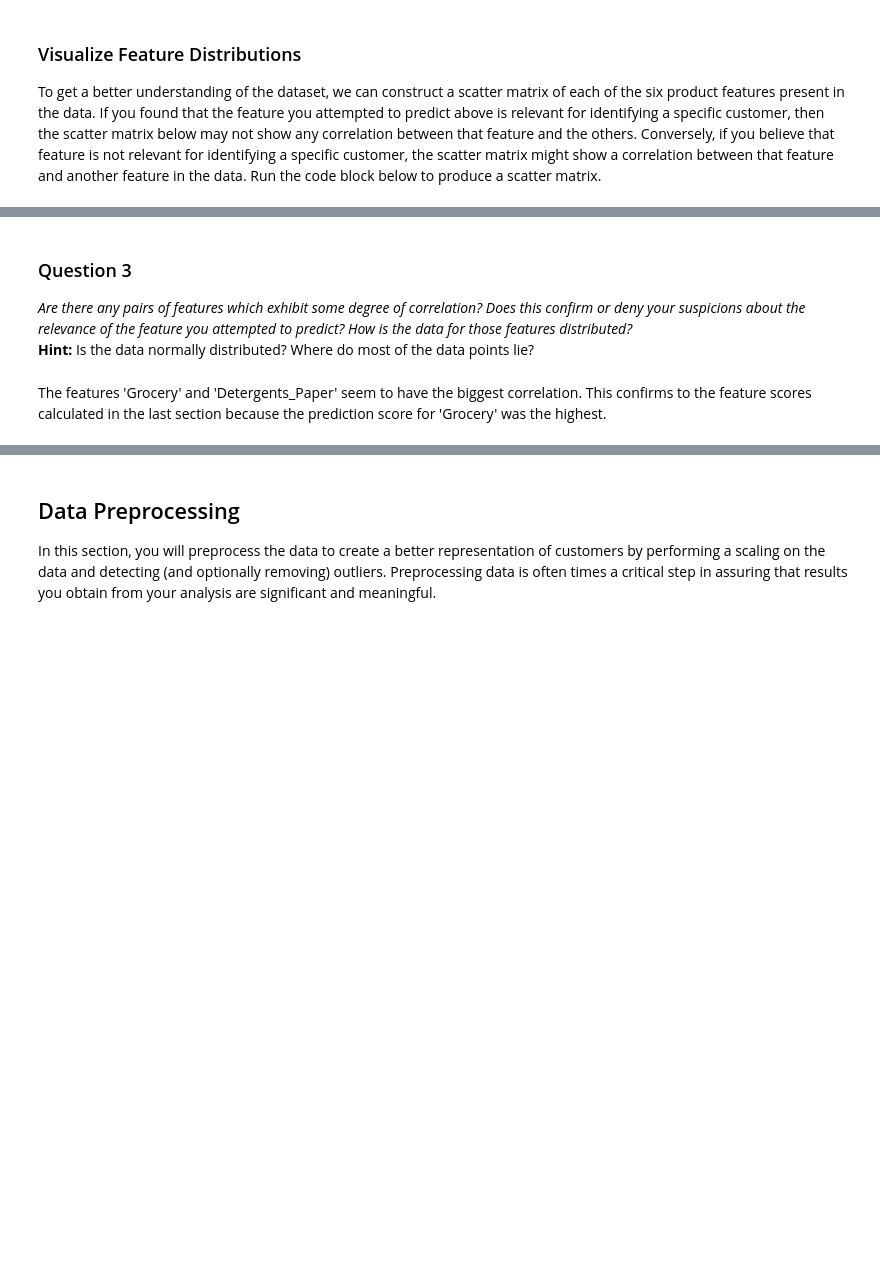
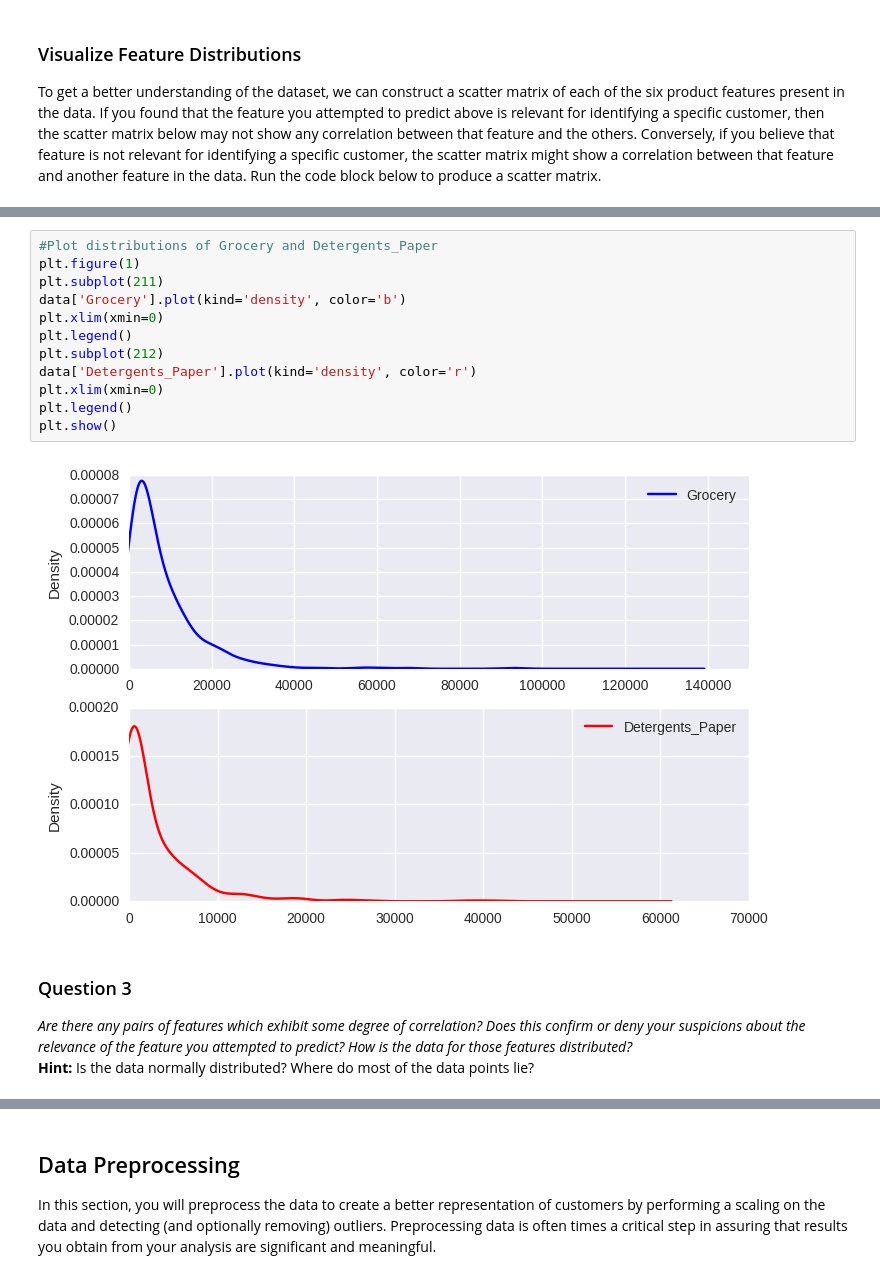
Before and after one commit to ginberg/customer_segments, a Jupyter notebook: customer_segments.ipynb, the cells around one changed output, grey strips where cells are left out. Cells and saved outputs as stored; diff of their text form; blank space fills up the shorter version.

```diff
--- a/customer_segments.ipynb
+++ b/customer_segments.ipynb
@@ -149,6 +163,18 @@ pd.scatter_matrix(data, alpha = 0.3, figsize = (14,8), diagonal = 'kde');
+# %%
+#Plot distributions of Grocery and Detergents_Paper
+plt.figure(1)
+plt.subplot(211)
+data['Grocery'].plot(kind='density', color='b')
+plt.xlim(xmin=0)
+plt.legend()
+plt.subplot(212)
+data['Detergents_Paper'].plot(kind='density', color='r')
+plt.xlim(xmin=0)
+plt.legend()
+plt.show()
+# %% [output]
+[figure, added]
 # %% [markdown]
 ### Question 3
 *Are there any pairs of features which exhibit some degree of correlation? Does this confirm or deny your suspicions about the relevance of the feature you attempted to predict? How is the data for those features distributed?*
 **Hint:** Is the data normally distributed? Where do most of the data points lie?
-# %% [markdown]
-The features 'Grocery' and 'Detergents_Paper' seem to have the biggest correlation. This confirms to the feature scores calculated in the last section because the prediction score for 'Grocery' was the highest.
```
Also changed, not shown: parts of 10 cells of this notebook, 1 other file.
